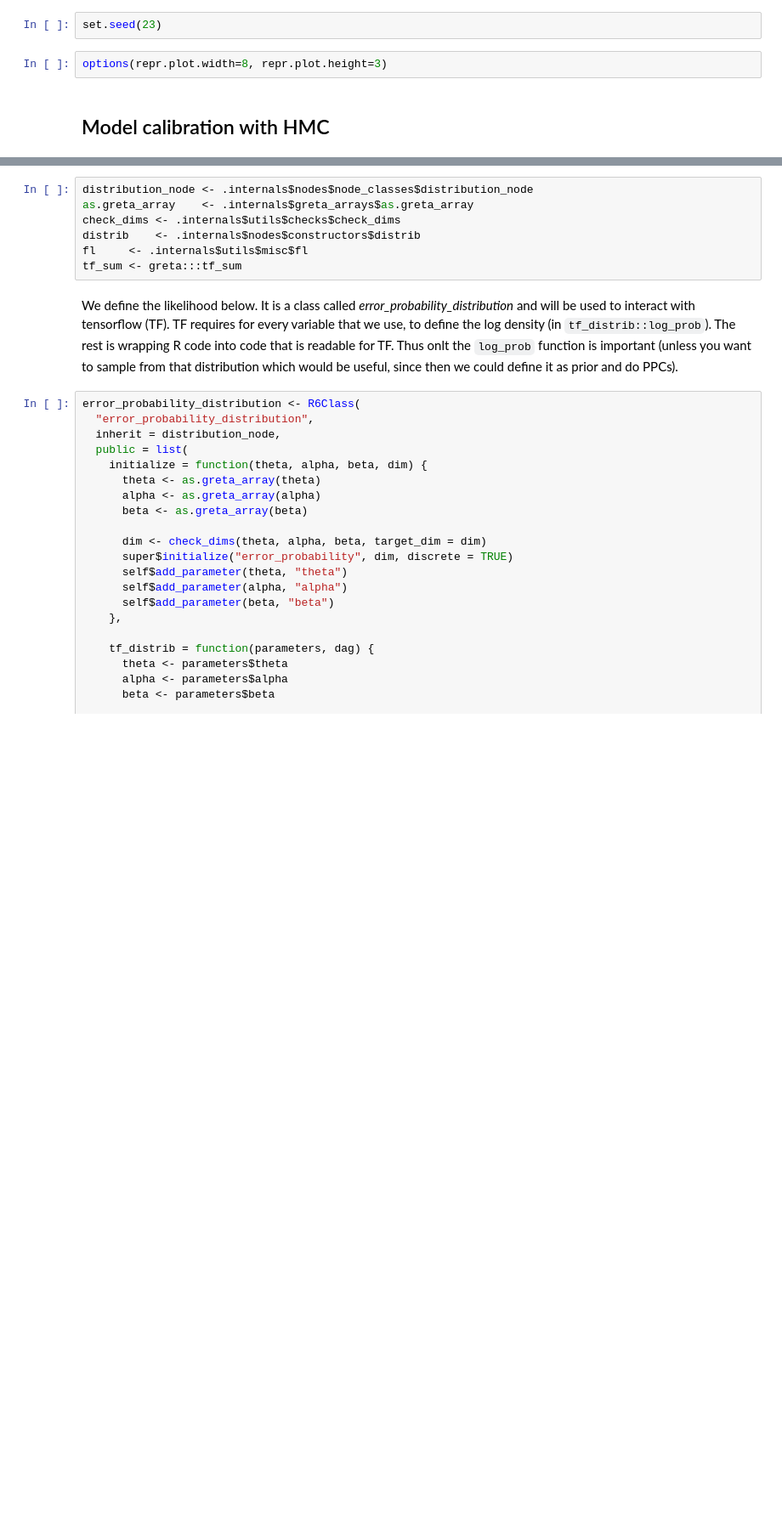
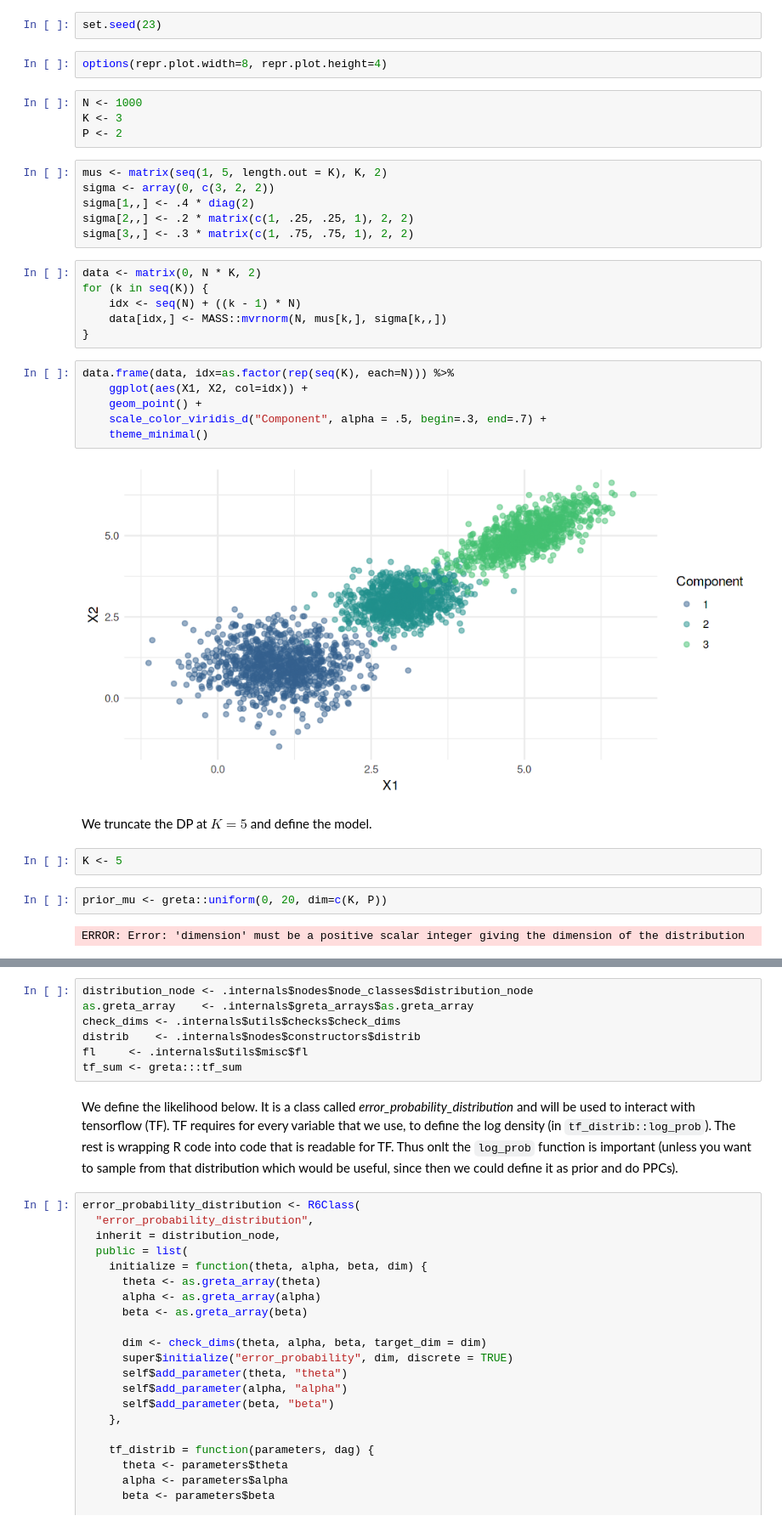
Before and after one commit to dirmeier/etudes, a Jupyter notebook: variational_inference_for_truncated_stick_breaking.ipynb, the cells around one changed output, grey strips where cells are left out. Shown at 85% size. Saved outputs shown, nothing was run; the diff lists cells and outputs as text; blank space fills up the shorter version.

```diff
--- a/variational_inference_for_truncated_stick_breaking.ipynb
+++ b/variational_inference_for_truncated_stick_breaking.ipynb
@@ -20,6 +21,36 @@ suppressMessages(library("R6"))
 # %%
 set.seed(23)
 # %%
-options(repr.plot.width=8, repr.plot.height=3)
+options(repr.plot.width=8, repr.plot.height=4)
-# %% [markdown]
-## Model calibration with HMC
+# %%
+N <- 1000
+K <- 3
+P <- 2
+# %%
+mus <- matrix(seq(1, 5, length.out = K), K, 2)
+sigma <- array(0, c(3, 2, 2))
+sigma[1,,] <- .4 * diag(2)
+sigma[2,,] <- .2 * matrix(c(1, .25, .25, 1), 2, 2)
+sigma[3,,] <- .3 * matrix(c(1, .75, .75, 1), 2, 2)
+# %%
+data <- matrix(0, N * K, 2)
+for (k in seq(K)) {
+    idx <- seq(N) + ((k - 1) * N)
+    data[idx,] <- MASS::mvrnorm(N, mus[k,], sigma[k,,])
+}
+# %%
+data.frame(data, idx=as.factor(rep(seq(K), each=N))) %>%
+    ggplot(aes(X1, X2, col=idx)) +
+    geom_point() +
+    scale_color_viridis_d("Component", alpha = .5, begin=.3, end=.7) +
+    theme_minimal()
+# %% [output]
+[figure, added]
+# %% [markdown]
+We truncate the DP at $K=5$ and define the model.
+# %%
+K <- 5
+# %%
+prior_mu <- greta::uniform(0, 20, dim=c(K, P))
+# %% [output]
+ERROR: Error: 'dimension' must be a positive scalar integer giving the dimension of the distribution
```
Also changed, not shown: parts of 3 cells of this notebook.
